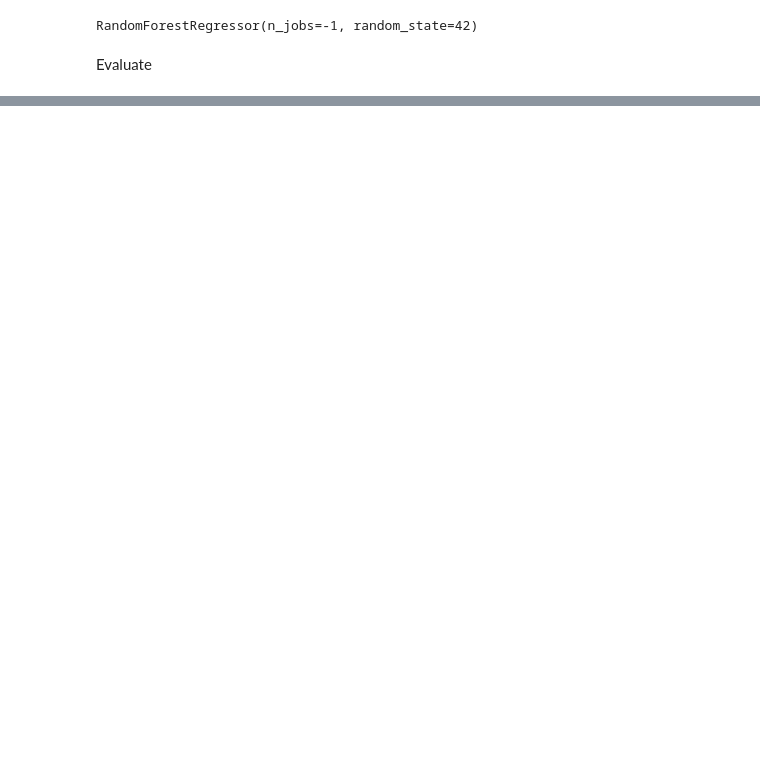
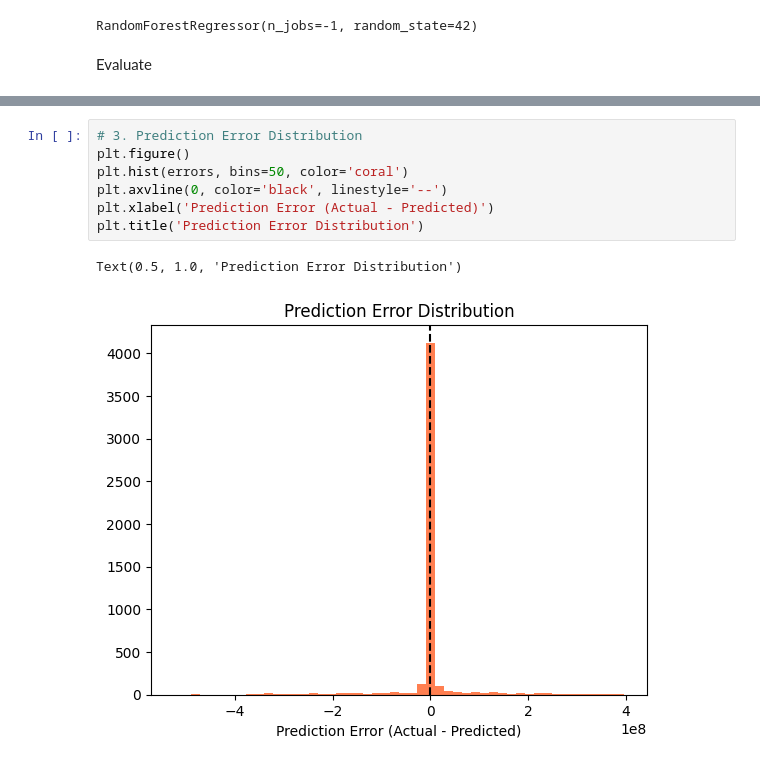
Before and after one commit to TranDuc511/ML-cos3049, a Jupyter notebook: ML/notebook/redregressor.ipynb, the cells around one changed output, grey strips where cells are left out. Saved outputs shown, nothing was run; the diff lists cells and outputs as text; blank space fills up the shorter version.

```diff
--- a/ML/notebook/redregressor.ipynb
+++ b/ML/notebook/redregressor.ipynb
@@ -75,0 +112,10 @@ R-squared (R2): 0.86
+# %%
+# 3. Prediction Error Distribution
+plt.figure()
+plt.hist(errors, bins=50, color='coral')
+plt.axvline(0, color='black', linestyle='--')
+plt.xlabel('Prediction Error (Actual - Predicted)')
+plt.title('Prediction Error Distribution')
+# %% [output]
+Text(0.5, 1.0, 'Prediction Error Distribution')
+[figure, added]
```
Also changed, not shown: parts of 9 cells of this notebook.
